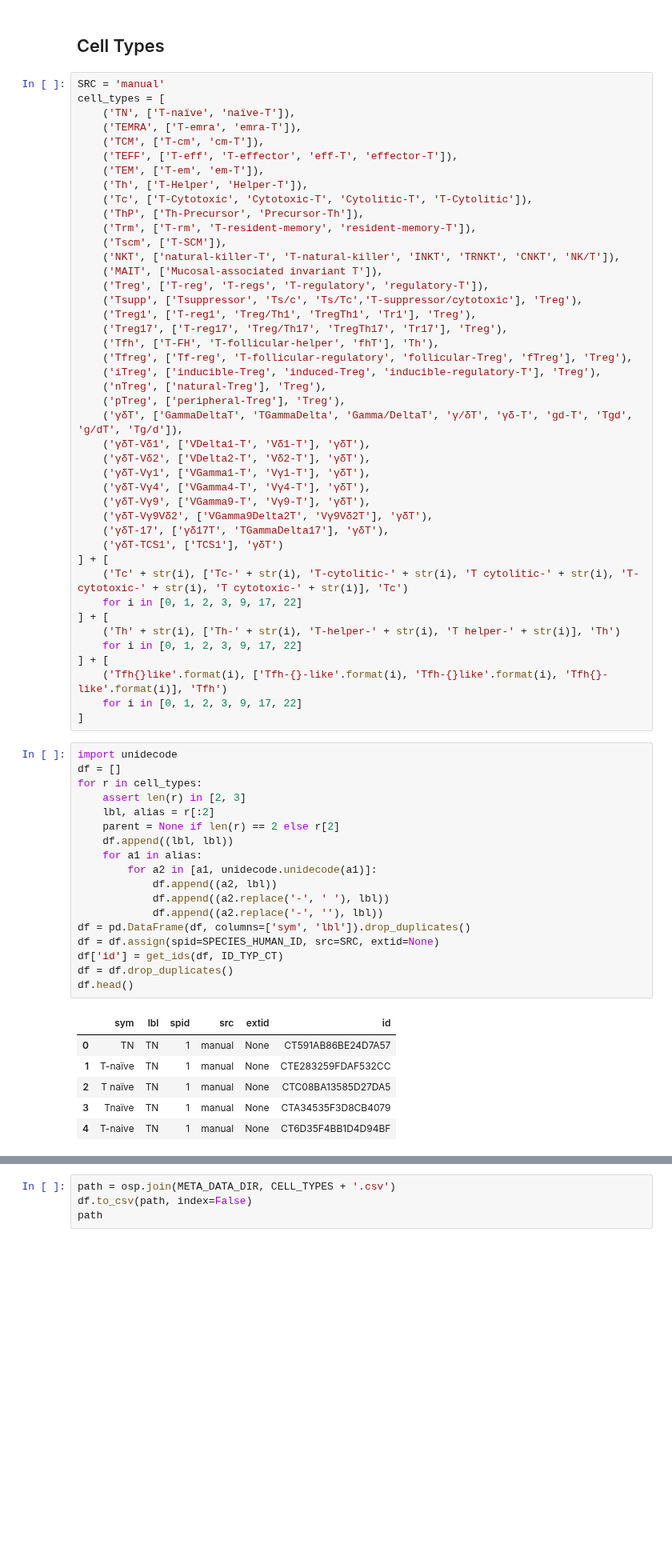
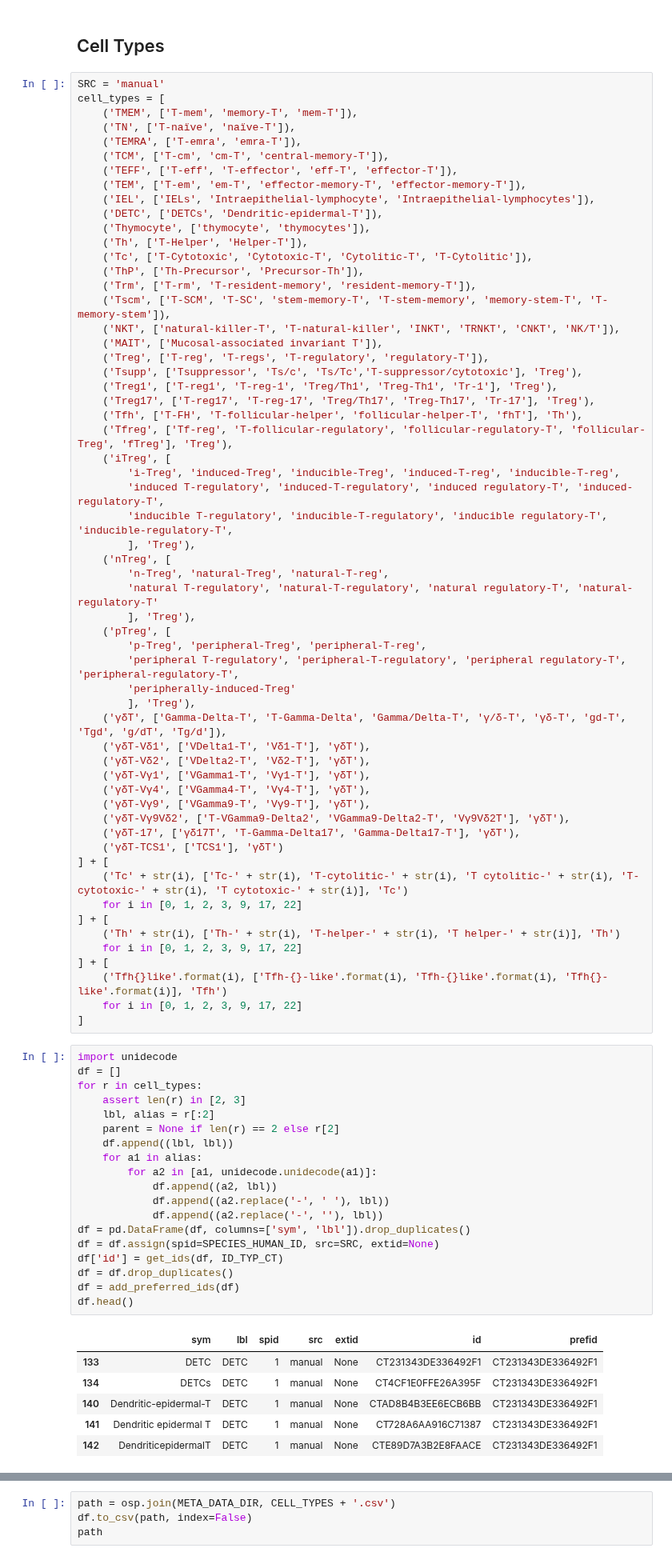
Before and after one commit to hammerlab/t-cell-relation-extraction, a Jupyter notebook: pm_subtype_protein_relations/01-meta.ipynb, the cells around one changed output, grey strips where cells are left out. Shown at 80% size. Cells and saved outputs as stored; diff of their text form; blank space fills up the shorter version.

```diff
--- a/pm_subtype_protein_relations/01-meta.ipynb
+++ b/pm_subtype_protein_relations/01-meta.ipynb
@@ -510,35 +634,50 @@ path
 # %%
 SRC = 'manual'
 cell_types = [
+    ('TMEM', ['T-mem', 'memory-T', 'mem-T']),
     ('TN', ['T-naïve', 'naïve-T']),
     ('TEMRA', ['T-emra', 'emra-T']),
-    ('TCM', ['T-cm', 'cm-T']),
+    ('TCM', ['T-cm', 'cm-T', 'central-memory-T']),
     ('TEFF', ['T-eff', 'T-effector', 'eff-T', 'effector-T']),
-    ('TEM', ['T-em', 'em-T']),
+    ('TEM', ['T-em', 'em-T', 'effector-memory-T', 'effector-memory-T']),
+    ('IEL', ['IELs', 'Intraepithelial-lymphocyte', 'Intraepithelial-lymphocytes']),
+    ('DETC', ['DETCs', 'Dendritic-epidermal-T']),
+    ('Thymocyte', ['thymocyte', 'thymocytes']),
     ('Th', ['T-Helper', 'Helper-T']),
     ('Tc', ['T-Cytotoxic', 'Cytotoxic-T', 'Cytolitic-T', 'T-Cytolitic']),
     ('ThP', ['Th-Precursor', 'Precursor-Th']),
     ('Trm', ['T-rm', 'T-resident-memory', 'resident-memory-T']),
-    ('Tscm', ['T-SCM']),
+    ('Tscm', ['T-SCM', 'T-SC', 'stem-memory-T', 'T-stem-memory', 'memory-stem-T', 'T-memory-stem']),
     ('NKT', ['natural-killer-T', 'T-natural-killer', 'INKT', 'TRNKT', 'CNKT', 'NK/T']),
     ('MAIT', ['Mucosal-associated invariant T']),
     ('Treg', ['T-reg', 'T-regs', 'T-regulatory', 'regulatory-T']),
     ('Tsupp', ['Tsuppressor', 'Ts/c', 'Ts/Tc','T-suppressor/cytotoxic'], 'Treg'),
-    ('Treg1', ['T-reg1', 'Treg/Th1', 'TregTh1', 'Tr1'], 'Treg'),
-    ('Treg17', ['T-reg17', 'Treg/Th17', 'TregTh17', 'Tr17'], 'Treg'),
-    ('Tfh', ['T-FH', 'T-follicular-helper', 'fhT'], 'Th'),
-    ('Tfreg', ['Tf-reg', 'T-follicular-regulatory', 'follicular-Treg', 'fTreg'], 'Treg'),
-    ('iTreg', ['inducible-Treg', 'induced-Treg', 'inducible-regulatory-T'], 'Treg'),
-    ('nTreg', ['natural-Treg'], 'Treg'),
-    ('pTreg', ['peripheral-Treg'], 'Treg'),
-    ('γδT', ['GammaDeltaT', 'TGammaDelta', 'Gamma/DeltaT', 'γ/δT', 'γδ-T', 'gd-T', 'Tgd', 'g/dT', 'Tg/d']),
+    ('Treg1', ['T-reg1', 'T-reg-1', 'Treg/Th1', 'Treg-Th1', 'Tr-1'], 'Treg'),
+    ('Treg17', ['T-reg17', 'T-reg-17', 'Treg/Th17', 'Treg-Th17', 'Tr-17'], 'Treg'),
+    ('Tfh', ['T-FH', 'T-follicular-helper', 'follicular-helper-T', 'fhT'], 'Th'),
+    ('Tfreg', ['Tf-reg', 'T-follicular-regulatory', 'follicular-regulatory-T', 'follicular-Treg', 'fTreg'], 'Treg'),
+    ('iTreg', [
+        'i-Treg', 'induced-Treg', 'inducible-Treg', 'induced-T-reg', 'inducible-T-reg',
+        'induced T-regulatory', 'induced-T-regulatory', 'induced regulatory-T', 'induced-regulatory-T',
+        'inducible T-regulatory', 'inducible-T-regulatory', 'inducible regulatory-T', 'inducible-regulatory-T',
+        ], 'Treg'),
+    ('nTreg', [
+        'n-Treg', 'natural-Treg', 'natural-T-reg',
+        'natural T-regulatory', 'natural-T-regulatory', 'natural regulatory-T', 'natural-regulatory-T'
+        ], 'Treg'),
+    ('pTreg', [
+        'p-Treg', 'peripheral-Treg', 'peripheral-T-reg',
+        'peripheral T-regulatory', 'peripheral-T-regulatory', 'peripheral regulatory-T', 'peripheral-regulatory-T',
+        'peripherally-induced-Treg'
+        ], 'Treg'),
+    ('γδT', ['Gamma-Delta-T', 'T-Gamma-Delta', 'Gamma/Delta-T', 'γ/δ-T', 'γδ-T', 'gd-T', 'Tgd', 'g/dT', 'Tg/d']),
     ('γδT-Vδ1', ['VDelta1-T', 'Vδ1-T'], 'γδT'),
     ('γδT-Vδ2', ['VDelta2-T', 'Vδ2-T'], 'γδT'),
     ('γδT-Vγ1', ['VGamma1-T', 'Vγ1-T'], 'γδT'),
     ('γδT-Vγ4', ['VGamma4-T', 'Vγ4-T'], 'γδT'),
     ('γδT-Vγ9', ['VGamma9-T', 'Vγ9-T'], 'γδT'),
-    ('γδT-Vγ9Vδ2', ['VGamma9Delta2T', 'Vγ9Vδ2T'], 'γδT'),
-    ('γδT-17', ['γδ17T', 'TGammaDelta17'], 'γδT'),
+    ('γδT-Vγ9Vδ2', ['T-VGamma9-Delta2', 'VGamma9-Delta2-T', 'Vγ9Vδ2T'], 'γδT'),
+    ('γδT-17', ['γδ17T', 'T-Gamma-Delta17', 'Gamma-Delta17-T'], 'γδT'),
     ('γδT-TCS1', ['TCS1'], 'γδT')
 ] + [
     ('Tc' + str(i), ['Tc-' + str(i), 'T-cytolitic-' + str(i), 'T cytolitic-' + str(i), 'T-cytotoxic-' + str(i), 'T cytotoxic-' + str(i)], 'Tc')
@@ -553,28 +692,29 @@ cell_types = [
 # %%
 import unidecode
 df = []
 for r in cell_types:
     assert len(r) in [2, 3]
     lbl, alias = r[:2]
     parent = None if len(r) == 2 else r[2]
     df.append((lbl, lbl))
     for a1 in alias:
         for a2 in [a1, unidecode.unidecode(a1)]:
             df.append((a2, lbl))
             df.append((a2.replace('-', ' '), lbl))
             df.append((a2.replace('-', ''), lbl))
 df = pd.DataFrame(df, columns=['sym', 'lbl']).drop_duplicates()
 df = df.assign(spid=SPECIES_HUMAN_ID, src=SRC, extid=None)
 df['id'] = get_ids(df, ID_TYP_CT)
 df = df.drop_duplicates()
+df = add_preferred_ids(df)
 df.head()
 # %% [output]
-|  | sym | lbl | spid | src | extid | id |
-| 0 | TN | TN | 1 | manual | None | CT591AB86BE24D7A57 |
-| 1 | T-naïve | TN | 1 | manual | None | CTE283259FDAF532CC |
-| 2 | T naïve | TN | 1 | manual | None | CTC08BA13585D27DA5 |
-| 3 | Tnaïve | TN | 1 | manual | None | CTA34535F3D8CB4079 |
-| 4 | T-naive | TN | 1 | manual | None | CT6D35F4BB1D4D94BF |
+|  | sym | lbl | spid | src | extid | id | prefid |
+| 133 | DETC | DETC | 1 | manual | None | CT231343DE336492F1 | CT231343DE336492F1 |
+| 134 | DETCs | DETC | 1 | manual | None | CT4CF1E0FFE26A395F | CT231343DE336492F1 |
+| 140 | Dendritic-epidermal-T | DETC | 1 | manual | None | CTAD8B4B3EE6ECB6BB | CT231343DE336492F1 |
+| 141 | Dendritic epidermal T | DETC | 1 | manual | None | CT728A6AA916C71387 | CT231343DE336492F1 |
+| 142 | DendriticepidermalT | DETC | 1 | manual | None | CTE89D7A3B2E8FAACE | CT231343DE336492F1 |
 # %%
 df[df['sym'].str.lower().str.match('.*help.*')].head(15)
 # %% [output]
```
Also changed, not shown: parts of 31 cells of this notebook, 17 other files.
